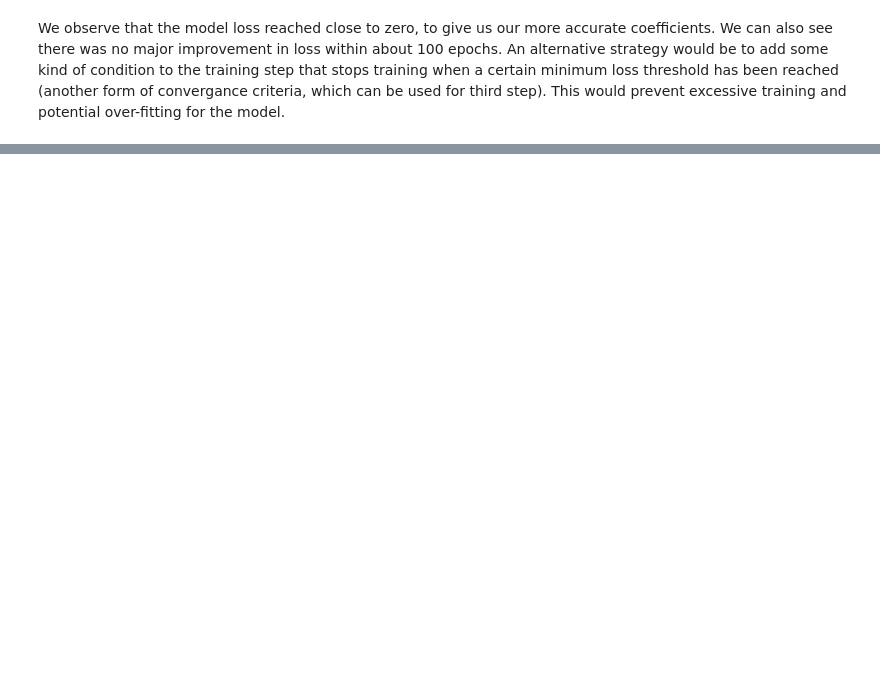
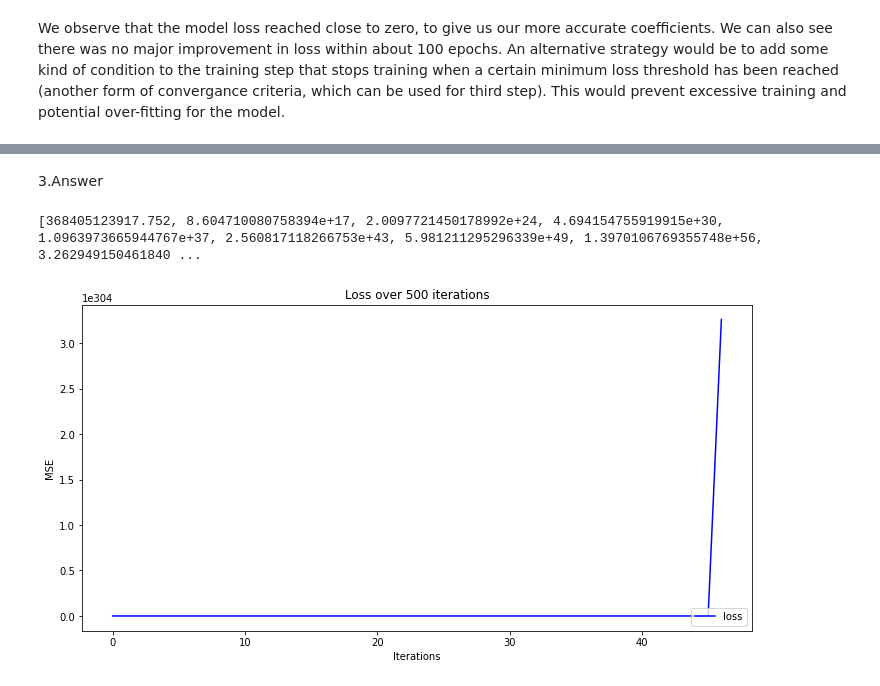
Before and after one commit to sriramdussa/fmml-jan-2022, a Jupyter notebook: Lab10.ipynb, the cells around one changed output, grey strips where cells are left out. Saved outputs shown, nothing was run; the diff lists cells and outputs as text; code cells hidden in the pictures; blank space fills up the shorter version.

```diff
--- a/Lab10.ipynb
+++ b/Lab10.ipynb
@@ -379,0 +435,16 @@ NOTES:
+# %% [markdown]
+3.Answer
+# %%
+coeffs = [1, 2, 2]                   # new coefficients
+GD = gradient_descent(30000, 0.4)
+
+plt.figure(figsize=(12, 6))
+plt.plot(GD[3], 'b-', label = 'loss')
+plt.title('Loss over 500 iterations')
+plt.legend(loc="lower right")
+plt.xlabel('Iterations')
+plt.ylabel('MSE')
+plt.show()
+# %% [output]
+[368405123917.752, 8.604710080758394e+17, 2.0097721450178992e+24, 4.694154755919915e+30, 1.0963973665944767e+37, 2.560817118266753e+43, 5.981211295296339e+49, 1.3970106769355748e+56, 3.262949150461840 ...
+[figure, added]
```
Also changed, not shown: parts of 16 cells of this notebook.
